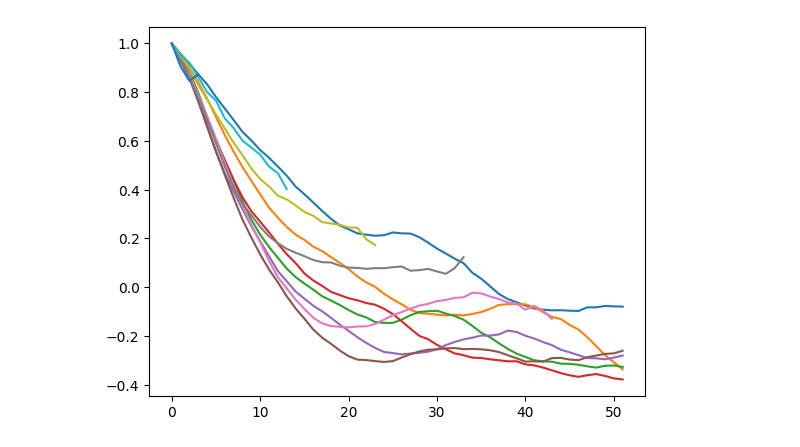
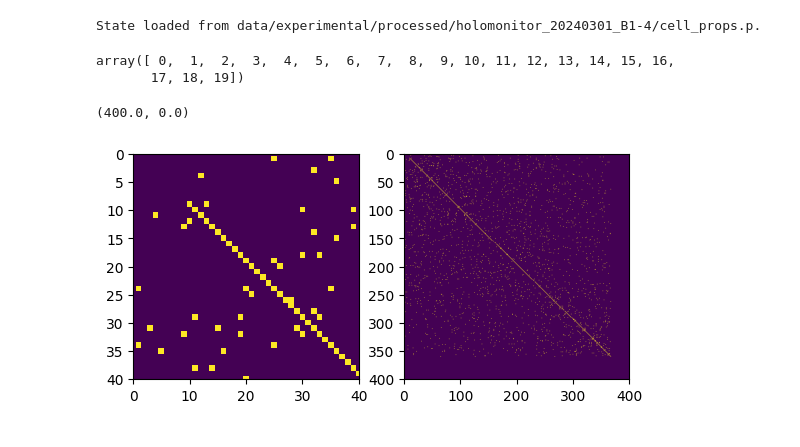
Before and after one commit to siljabl/MDCK-QPI, a Jupyter notebook: code/analysis/notebooks/characteristic_time.ipynb, the cells around one changed output. Saved outputs shown, nothing was run; the diff lists cells and outputs as text; code cells hidden in the pictures.

```diff
--- a/code/analysis/notebooks/characteristic_time.ipynb
+++ b/code/analysis/notebooks/characteristic_time.ipynb
@@ -80,5 +20,0 @@ plt.imshow(cellcorr.temporal_cell['hh'][0:50], origin="lower")
-# %%
-for i in range(0, Nframes, 10):
-    plt.plot(np.mean(cellcorr.temporal_cell['hh'][i:i+10], axis=0))
-# %% [output]
-[figure, removed]
@@ -84,0 +30,44 @@ for i in range(0, Nframes, 10):
+# %%
+# load dataset
+dataset = "holomonitor_20240301_B1-4"
+# config  = json.load(open(f"data/experimental/configs/{dataset}.json"))
+# im_areas   = np.load(f"data/experimental/processed/{dataset}/im_cell_areas_tracked.npy")
+# im_heights = import_stack(f"data/experimental/raw/{dataset}/", config)
+cellprop = SegmentationData(f"data/experimental/processed/{dataset}/cell_props.p")
+# %% [output]
+State loaded from data/experimental/processed/holomonitor_20240301_B1-4/cell_props.p.
+# %%
+# # get region properties
+# cellprops = [regionprops(im_areas[i], im_heights[i]) for i in range(len(im_areas))]
+# densities = [10**6 * len(cells) / (np.sum(areas > 0) * pix_to_um**2) for cells, areas in zip(cellprops, im_areas)]
+
+
+# # prepare data frame
+# positions = np.concatenate([[cell.centroid_weighted for cell in cellprop] for cellprop in cellprops])
+# frames    = np.concatenate([[frame for cell in cellprops[frame]] for frame in range(len(cellprops))])
+# labels    = np.concatenate([[cell.label for cell in cellprop] for cellprop in cellprops])
+
+# cell_df = pd.DataFrame({'y': positions.T[0],
+#                         'x': positions.T[1],
+#                         'label': labels,
+#                         'frame': frames})
+
+
+# # tracks cells
+# tracks = tp.link(cell_df, search_range=search_range, memory=memory);
+# tracks = tp.filter_stubs(tracks, threshold=threshold);
+
+
+# # get arrays for neighbour computation
+# particle_id = tracks.particle.values
+# positions   = np.array([tracks.y.values, tracks.x.values]).T
+# frames      = tracks.frame.values
+
+particle_id = np.arange(len(cellprop.x[0]))
+positions   = np.array([cellprop.y, cellprop.x]).T
+frames      = np.arange(len(cellprop.x))
+
+particle_id[:20]
+# %% [output]
+array([ 0,  1,  2,  3,  4,  5,  6,  7,  8,  9, 10, 11, 12, 13, 14, 15, 16,
+       17, 18, 19])
@@ -84,0 +109,25 @@ for i in range(0, Nframes, 10):
+# %%
+C_t = neighbors_matrix
+
+plt.subplot(121)
+plt.imshow(C_t[1])
+plt.xlim(0, 40)
+plt.ylim(40, 0)
+
+plt.subplot(122)
+plt.imshow(C_t[1])
+plt.xlim(0, 400)
+plt.ylim(400, 0)
+
+# for c in range(C_t[0]):
+#     nbhr = np.where(C_t[0,c] == 1)
+
+#     if np.sum(C_t[0,c] * C_t[0, nbhr], axis=(0,2))
+
+# nbhr = np.where(C_t[0,0] == 1)
+# if np.any(np.sum(C_t[0,0] * C_t[0, nbhr], axis=(0,2))) == 2.0: print("yay")
+
+# nbhr, np.where(C_t[0,302] == 1), np.sum(C_t[0,0] * C_t[0,302])
+# %% [output]
+(400.0, 0.0)
+[figure, added]
```
Also changed, not shown: parts of 20 cells of this notebook, 18 other files.
